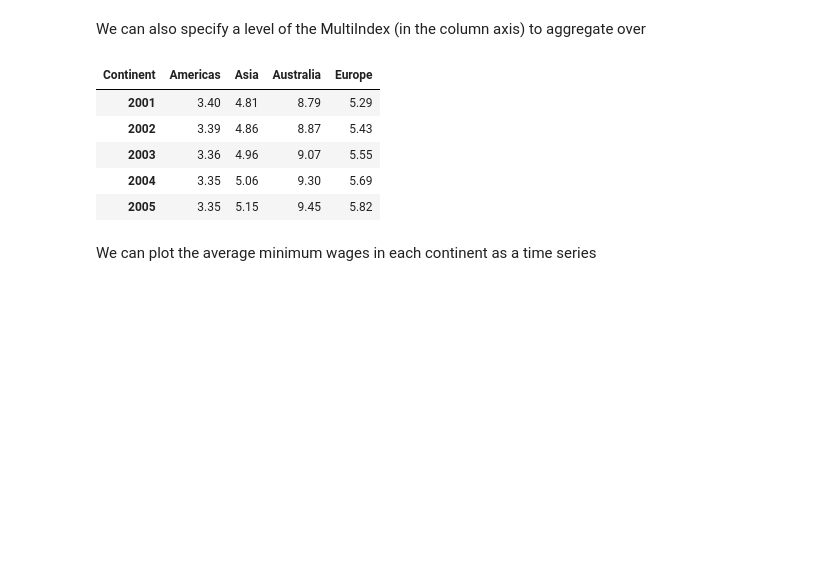
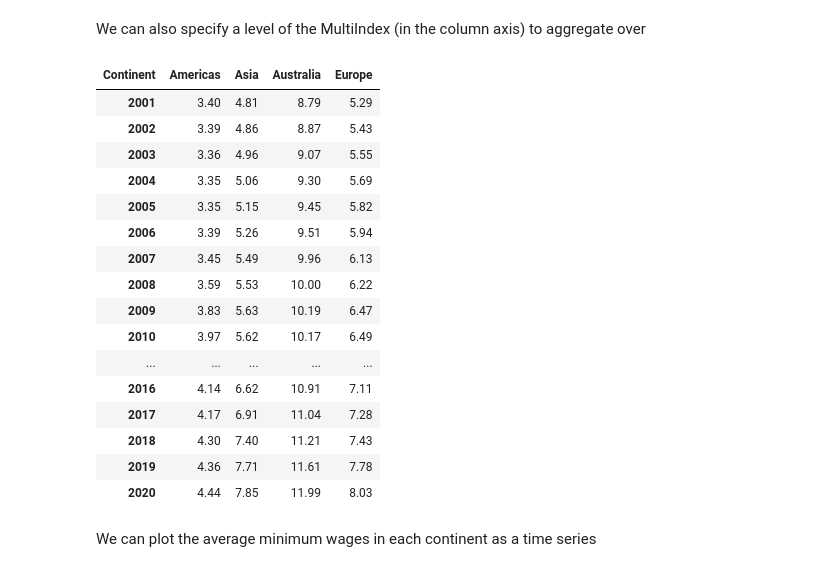
Before and after one commit to fvgm-spec/medium_notebooks, a Jupyter notebook: pandas_panel_data/real_wage_data_in_pandas.ipynb, the cells around one changed output. Drawn from its saved outputs; the diff is of its cells as text; code cells hidden in the pictures; blank space fills up the shorter version.

```diff
--- a/pandas_panel_data/real_wage_data_in_pandas.ipynb
+++ b/pandas_panel_data/real_wage_data_in_pandas.ipynb
@@ -406,14 +408,25 @@ plt.show()
 # %% [markdown]
 We can also specify a level of the MultiIndex (in the column axis) to aggregate over
 # %%
-merged.mean(level='Continent', axis=1).head()
+merged.groupby(level='Continent',axis=1).mean()
 # %% [output]
 | Continent | Americas | Asia | Australia | Europe |
 | 2001 | 3.40 | 4.81 | 8.79 | 5.29 |
 | 2002 | 3.39 | 4.86 | 8.87 | 5.43 |
 | 2003 | 3.36 | 4.96 | 9.07 | 5.55 |
 | 2004 | 3.35 | 5.06 | 9.30 | 5.69 |
 | 2005 | 3.35 | 5.15 | 9.45 | 5.82 |
+| 2006 | 3.39 | 5.26 | 9.51 | 5.94 |
+| 2007 | 3.45 | 5.49 | 9.96 | 6.13 |
+| 2008 | 3.59 | 5.53 | 10.00 | 6.22 |
+| 2009 | 3.83 | 5.63 | 10.19 | 6.47 |
+| 2010 | 3.97 | 5.62 | 10.17 | 6.49 |
+| ... | ... | ... | ... | ... |
+| 2016 | 4.14 | 6.62 | 10.91 | 7.11 |
+| 2017 | 4.17 | 6.91 | 11.04 | 7.28 |
+| 2018 | 4.30 | 7.40 | 11.21 | 7.43 |
+| 2019 | 4.36 | 7.71 | 11.61 | 7.78 |
+| 2020 | 4.44 | 7.85 | 11.99 | 8.03 |
 # %% [markdown]
 We can plot the average minimum wages in each continent as a time series
 # %%
```
Also changed, not shown: parts of 4 cells of this notebook.
